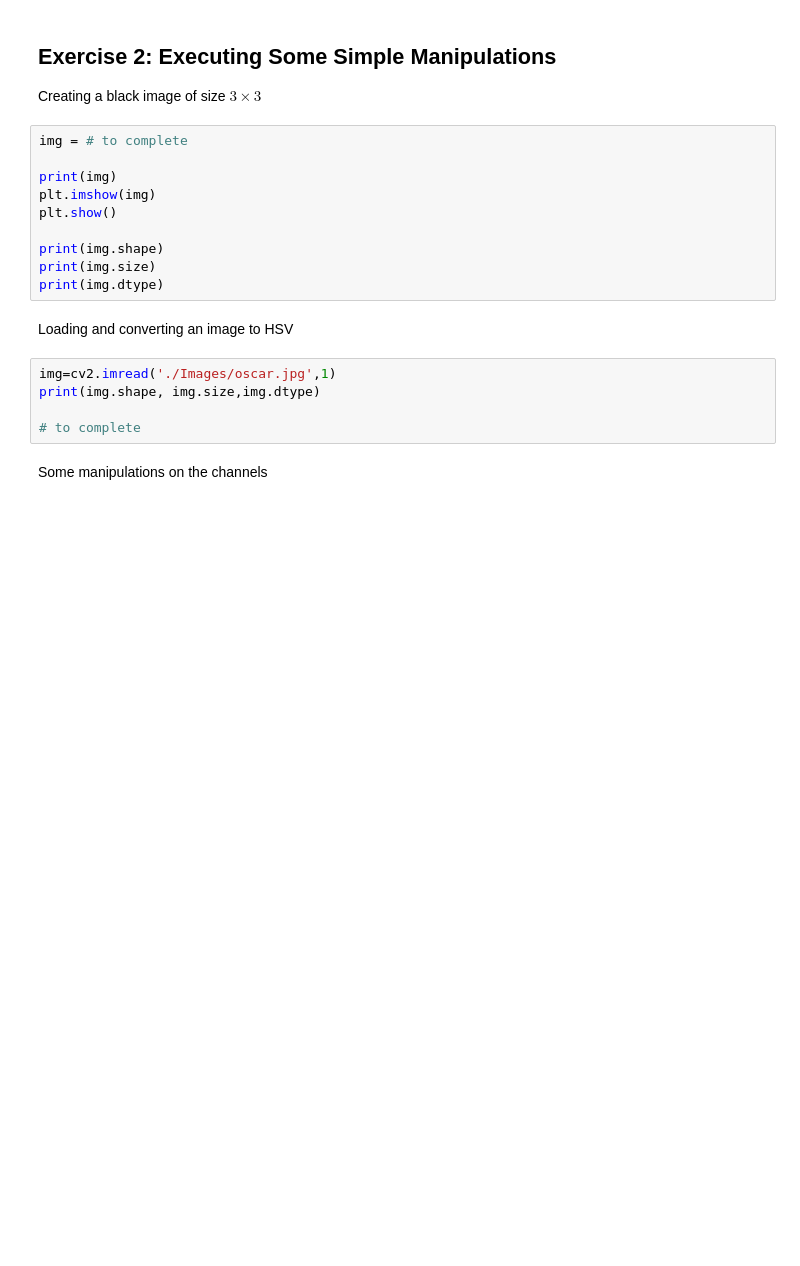
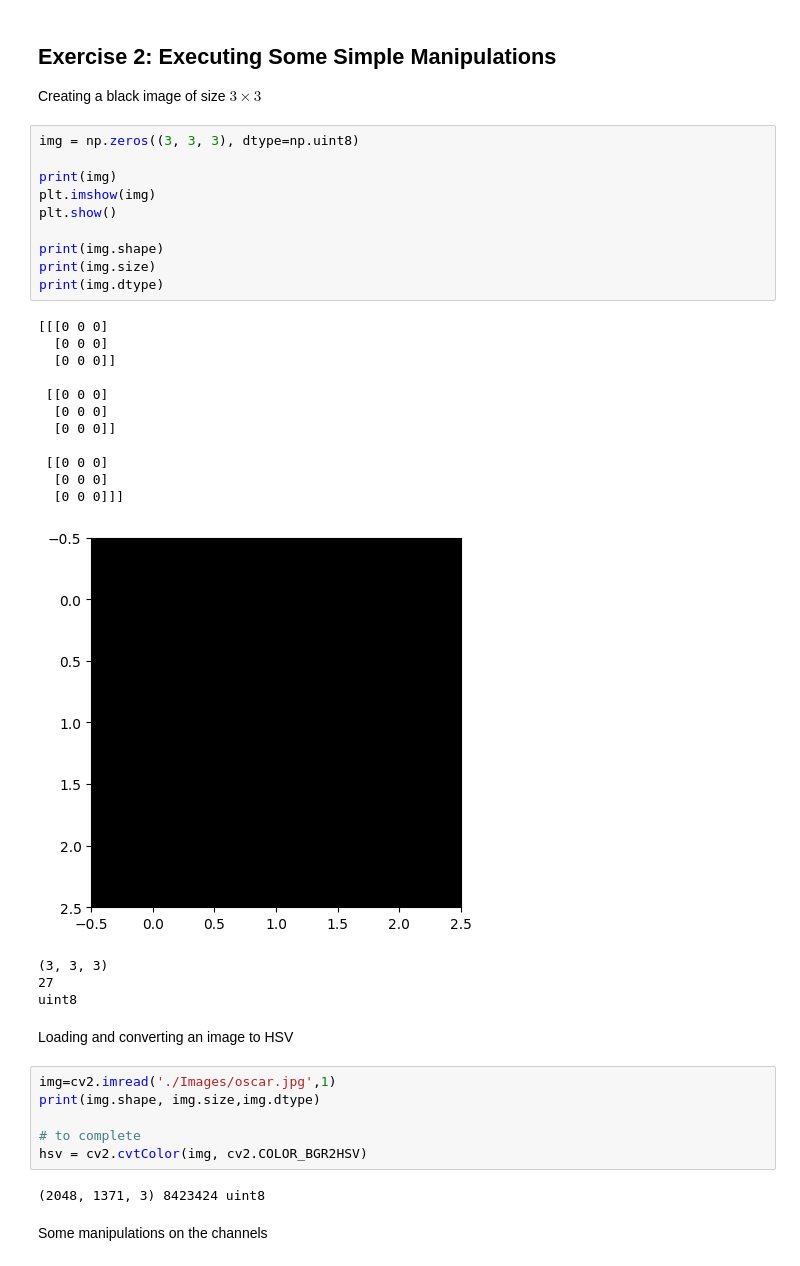
Before and after one commit to daphnemaschas/Reconnaissance-Visuelle, a Jupyter notebook: labs/lab1/LAB1_getting_started_opencv_new.ipynb, the cells around one changed output. Saved outputs shown, nothing was run; the diff lists cells and outputs as text; blank space fills up the shorter version.

```diff
--- a/labs/lab1/LAB1_getting_started_opencv_new.ipynb
+++ b/labs/lab1/LAB1_getting_started_opencv_new.ipynb
@@ -53,15 +53,31 @@ If you have never worked with images using OpenCV before, take the time to revie
 
 Creating a black image of size $3 \times 3$
 # %%
-img = # to complete
+img = np.zeros((3, 3, 3), dtype=np.uint8)
 
 print(img)
 plt.imshow(img)
 plt.show()
 
 print(img.shape)
 print(img.size)
 print(img.dtype)
+# %% [output]
+[[[0 0 0]
+  [0 0 0]
+  [0 0 0]]
+
+ [[0 0 0]
+  [0 0 0]
+  [0 0 0]]
+
+ [[0 0 0]
+  [0 0 0]
+  [0 0 0]]]
+[figure, added]
+(3, 3, 3)
+27
+uint8
 # %% [markdown]
 Loading and converting an image to HSV
 # %%
@@ -69,6 +85,9 @@ img=cv2.imread('./Images/oscar.jpg',1)
 print(img.shape, img.size,img.dtype)
 
 # to complete
+hsv = cv2.cvtColor(img, cv2.COLOR_BGR2HSV)
+# %% [output]
+(2048, 1371, 3) 8423424 uint8
 # %% [markdown]
 Some manipulations on the channels
 # %%
```
Also changed, not shown: parts of 34 cells of this notebook.
